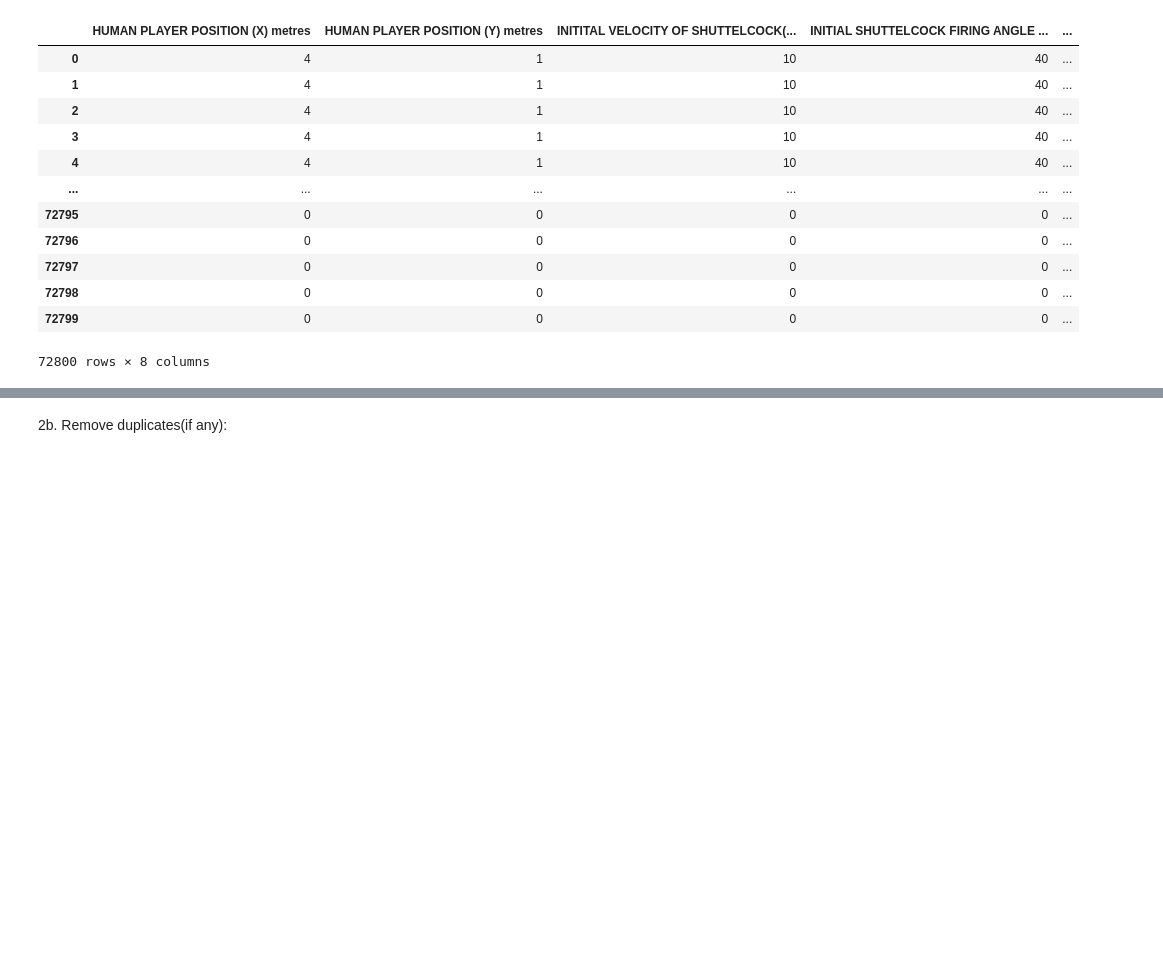
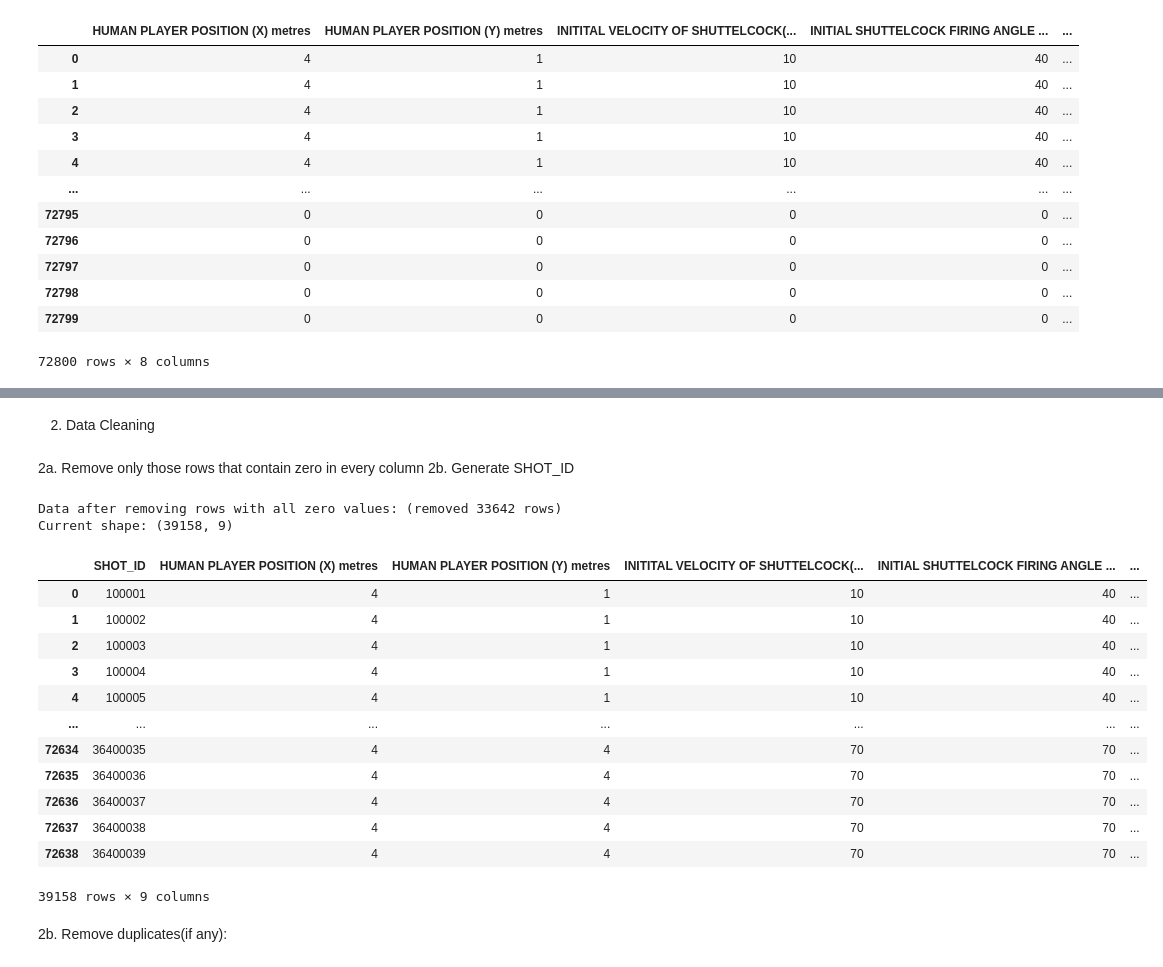
Before and after one commit to xunthongkkkkkk/DataAnalytics3005, a Jupyter notebook: data-preprocessing-badmintondata-jinwei/data-preprocessing-badmintondata.ipynb, the cells around one changed output, grey strips where cells are left out. Drawn from its saved outputs; the diff is of its cells as text; code cells hidden in the pictures; blank space fills up the shorter version.

```diff
--- a/data-preprocessing-badmintondata-jinwei/data-preprocessing-badmintondata.ipynb
+++ b/data-preprocessing-badmintondata-jinwei/data-preprocessing-badmintondata.ipynb
@@ -70,3 +42,70 @@ Current shape: (37620, 8)
+# %% [markdown]
+2. Data Cleaning
+# %% [markdown]
+2a. Remove only those rows that contain zero in every column
+2b. Generate SHOT_ID
+# %%
+import numpy as np
+import pandas as pd
+
+# Generate SHOT_ID
+block_id_lhs = 100  # Left-hand side of the SHOT_ID
+row_id_rhs = 1  # Right-hand side of the SHOT_ID
+SHOT_ID = []  # List to store the generated SHOT_IDs
+zero_row_flag = False
+
+# Iterate over each row in the DataFrame
+for _, row in df.iterrows():
+    # Check if the row contains all zeros
+    if (row.values == 0).all():
+        zero_row_flag = True  # Set the flag indicating zero row
+        continue
+    else:
+        # If the flag is set, increment block_id_lhs and reset row_id_rhs
+        if zero_row_flag:
+            block_id_lhs += 100
+            row_id_rhs = 1
+            zero_row_flag = False
+        # Generate the SHOT_ID by combining block_id_lhs and row_id_rhs
+        SHOT_ID.append(block_id_lhs * 1000 + row_id_rhs)
+        row_id_rhs += 1
+
+# Store original number of rows
+original_rows = df.shape[0]
+
+# Remove rows with all zeros
+df = df.loc[~(df.values == 0).all(axis=1)]
+
+df = df.assign(SHOT_ID=np.nan)
+df['SHOT_ID'] = SHOT_ID
+
+# Reorder columns
+df = df[['SHOT_ID', 'HUMAN PLAYER POSITION (X) metres', 'HUMAN PLAYER POSITION (Y) metres',
+         'INITITAL VELOCITY OF SHUTTELCOCK(m/s)', 'INITIAL SHUTTELCOCK FIRING ANGLE (DEGREE)',
+         'SHUTTELCOCK SLANT ANGLE TO SIDELINE(DEGREE)', 'SHUTTLECOCK POSITIION IN AIR(X ) metres',
+         'SHUTTLECOCK POSITIION IN AIR(Y) metres', 'SHUTTLECOCK POSITIION IN AIR(Z) metres']]
+
+# Calculate and print the number of rows removed
+removed_rows_zeros = original_rows - df.shape[0]
+print(f"\nData after removing rows with all zero values: (removed {removed_rows_zeros} rows)")
+print(f"Current shape: {df.shape}")
+df
+# %% [output]
+Data after removing rows with all zero values: (removed 33642 rows)
+Current shape: (39158, 9)
+|  | SHOT_ID | HUMAN PLAYER POSITION (X) metres | HUMAN PLAYER POSITION (Y) metres | INITITAL VELOCITY OF SHUTTELCOCK(... | INITIAL SHUTTELCOCK FIRING ANGLE ... | ... |
+| 0 | 100001 | 4 | 1 | 10 | 40 | ... |
+| 1 | 100002 | 4 | 1 | 10 | 40 | ... |
+| 2 | 100003 | 4 | 1 | 10 | 40 | ... |
+| 3 | 100004 | 4 | 1 | 10 | 40 | ... |
+| 4 | 100005 | 4 | 1 | 10 | 40 | ... |
+| ... | ... | ... | ... | ... | ... | ... |
+| 72634 | 36400035 | 4 | 4 | 70 | 70 | ... |
+| 72635 | 36400036 | 4 | 4 | 70 | 70 | ... |
+| 72636 | 36400037 | 4 | 4 | 70 | 70 | ... |
+| 72637 | 36400038 | 4 | 4 | 70 | 70 | ... |
+| 72638 | 36400039 | 4 | 4 | 70 | 70 | ... |
+39158 rows × 9 columns
 # %% [markdown]
 2b. Remove duplicates(if any):
 # %%
```
Also changed, not shown: parts of 11 cells of this notebook, 2 other files.
